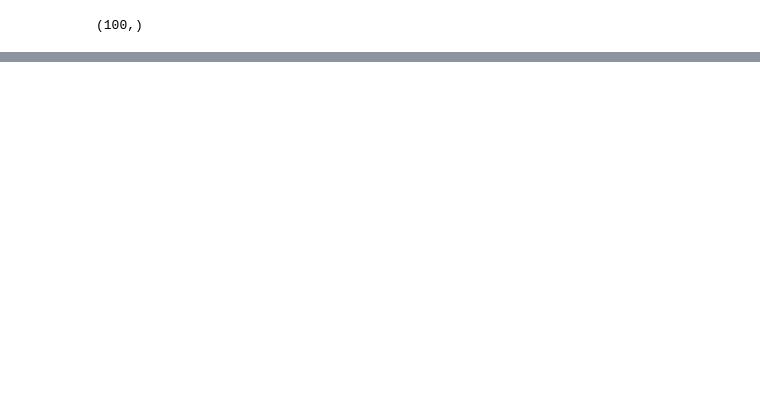
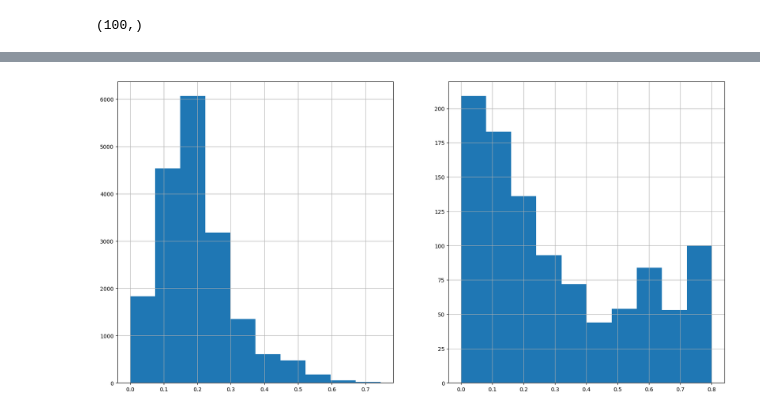
Before and after one commit to Tr3itz/CLEncoderRobotNav, a Jupyter notebook: dataset_analysis.ipynb, the cells around one changed output, grey strips where cells are left out. Saved outputs shown, nothing was run; the diff lists cells and outputs as text; code cells hidden in the pictures; blank space fills up the shorter version.

```diff
--- a/dataset_analysis.ipynb
+++ b/dataset_analysis.ipynb
@@ -230,2 +230,32 @@ neg_gd_diffs.hist(ax=bx);
+# %%
+# Normalize angle between [-pi, pi]
+def normalize_angle(angle):
+    return (angle + np.pi) % (2 * np.pi) - np.pi
+
+# Compute angle with respect to the goal considering robot's orientation
+def relative_angle(record):
+    # Info
+    robot_x, robot_y = record['robot_pos_x'], record['robot_pos_y']
+    goal_x, goal_y = record['target_point_x'], record['target_point_y']
+    theta_r = record['robot_yaw']
+
+    # Relative angle
+    dx = goal_x - robot_x
+    dy = goal_y - robot_y
+    theta_g = np.arctan2(dy, dx)
+    return normalize_angle(theta_g - theta_r)
+
+# Orientation towards goal position
+anchor_phi = relative_angle(anchor_rec)
+pos_ori_diff = pos_df.apply(lambda x: np.abs(normalize_angle(anchor_phi - relative_angle(x))) / np.pi, axis=1)
+neg_ori_diff = neg_df.apply(lambda x: np.abs(normalize_angle(anchor_phi - relative_angle(x))) / np.pi, axis=1)
+
+fig = plt.figure(figsize=[20,10])
+ax = fig.add_subplot(1,2,1)
+pos_ori_diff.hist(ax=ax);
+bx = fig.add_subplot(1,2,2)
+neg_ori_diff.hist(ax=bx);
+# %% [output]
+[figure, added]
 # %%
 # Combine distances for computing similarities
```
Also changed, not shown: parts of 14 cells of this notebook, 3 other files.
